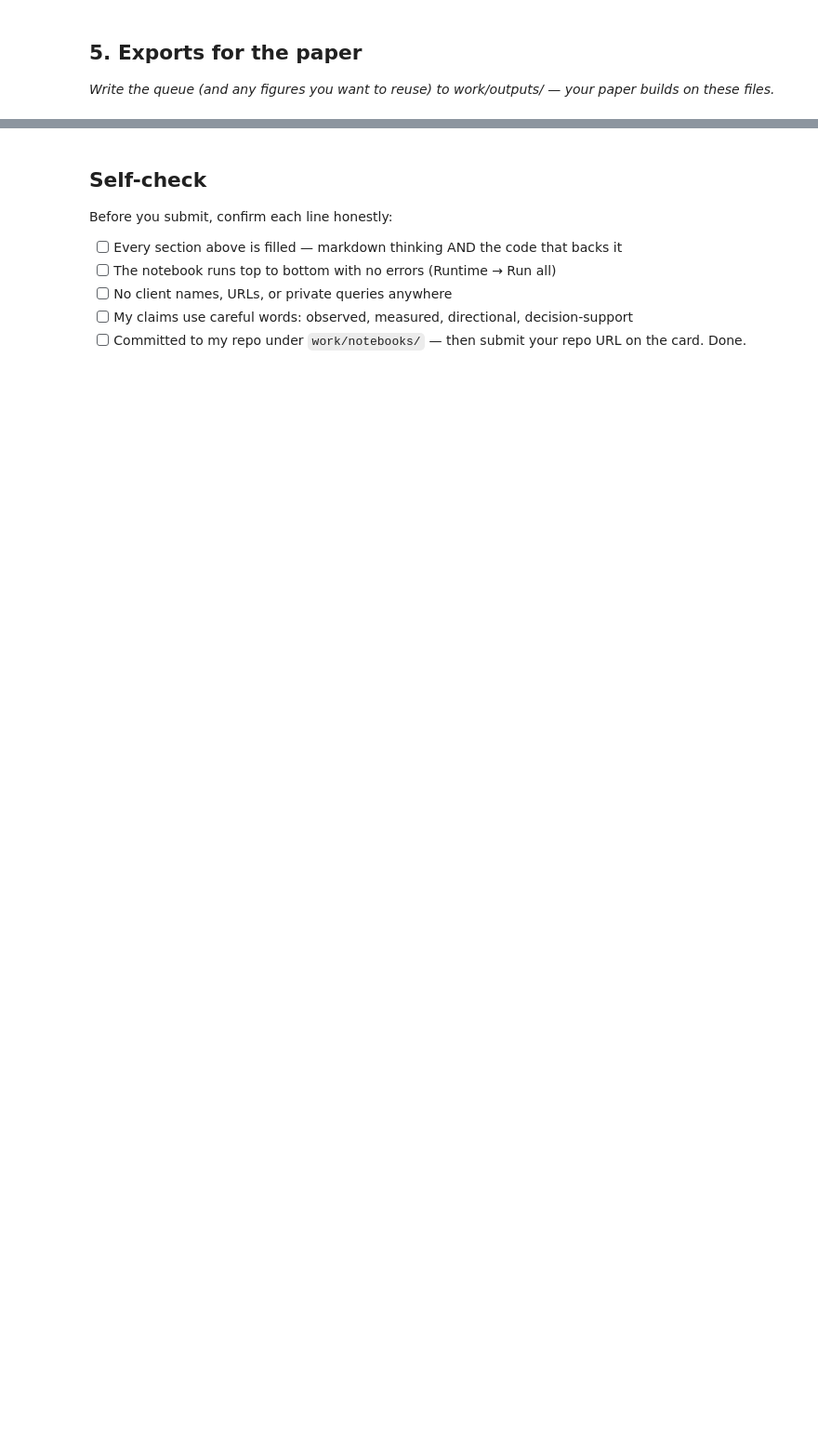
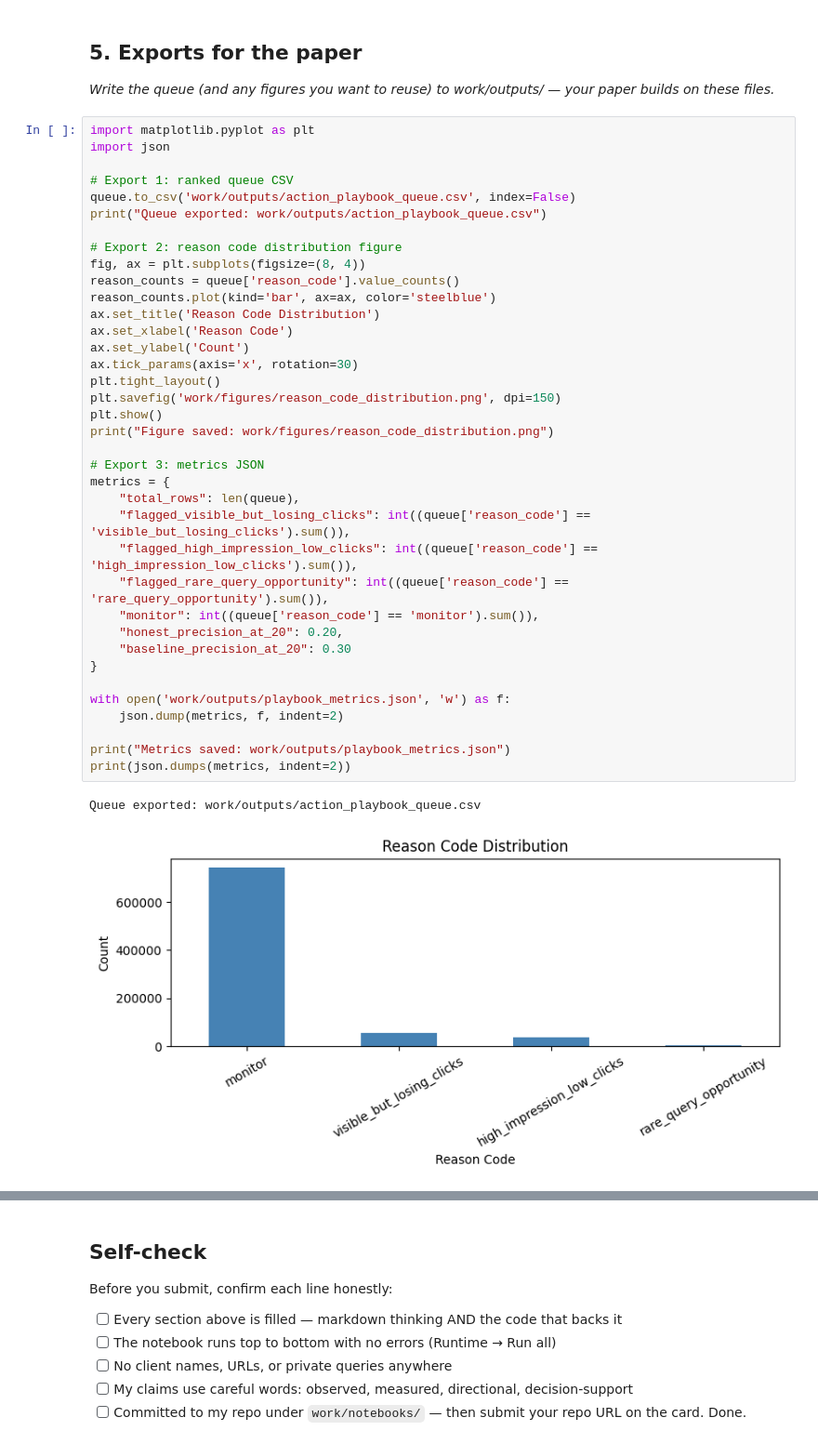
Before and after one commit to aamnamalik16-bit/flyrank-ML-internship, a Jupyter notebook: work/notebooks/w07_action_playbook.ipynb, the cells around one changed output, grey strips where cells are left out. Shown at 93% size. Drawn from its saved outputs; the diff is of its cells as text; blank space fills up the shorter version.

```diff
--- a/work/notebooks/w07_action_playbook.ipynb
+++ b/work/notebooks/w07_action_playbook.ipynb
@@ -26,3 +219,43 @@ This skeleton is yours to fill. Work the sections **in order** — each one has
 ## 5. Exports for the paper
 
 *Write the queue (and any figures you want to reuse) to work/outputs/ — your paper builds on these files.*
+# %%
+import matplotlib.pyplot as plt
+import json
+
+# Export 1: ranked queue CSV
+queue.to_csv('work/outputs/action_playbook_queue.csv', index=False)
+print("Queue exported: work/outputs/action_playbook_queue.csv")
+
+# Export 2: reason code distribution figure
+fig, ax = plt.subplots(figsize=(8, 4))
+reason_counts = queue['reason_code'].value_counts()
+reason_counts.plot(kind='bar', ax=ax, color='steelblue')
+ax.set_title('Reason Code Distribution')
+ax.set_xlabel('Reason Code')
+ax.set_ylabel('Count')
+ax.tick_params(axis='x', rotation=30)
+plt.tight_layout()
+plt.savefig('work/figures/reason_code_distribution.png', dpi=150)
+plt.show()
+print("Figure saved: work/figures/reason_code_distribution.png")
+
+# Export 3: metrics JSON
+metrics = {
+    "total_rows": len(queue),
+    "flagged_visible_but_losing_clicks": int((queue['reason_code'] == 'visible_but_losing_clicks').sum()),
+    "flagged_high_impression_low_clicks": int((queue['reason_code'] == 'high_impression_low_clicks').sum()),
+    "flagged_rare_query_opportunity": int((queue['reason_code'] == 'rare_query_opportunity').sum()),
+    "monitor": int((queue['reason_code'] == 'monitor').sum()),
+    "honest_precision_at_20": 0.20,
+    "baseline_precision_at_20": 0.30
+}
+
+with open('work/outputs/playbook_metrics.json', 'w') as f:
+    json.dump(metrics, f, indent=2)
+
+print("Metrics saved: work/outputs/playbook_metrics.json")
+print(json.dumps(metrics, indent=2))
+# %% [output]
+Queue exported: work/outputs/action_playbook_queue.csv
+[figure, added]
```
Also changed, not shown: parts of 13 cells of this notebook.
